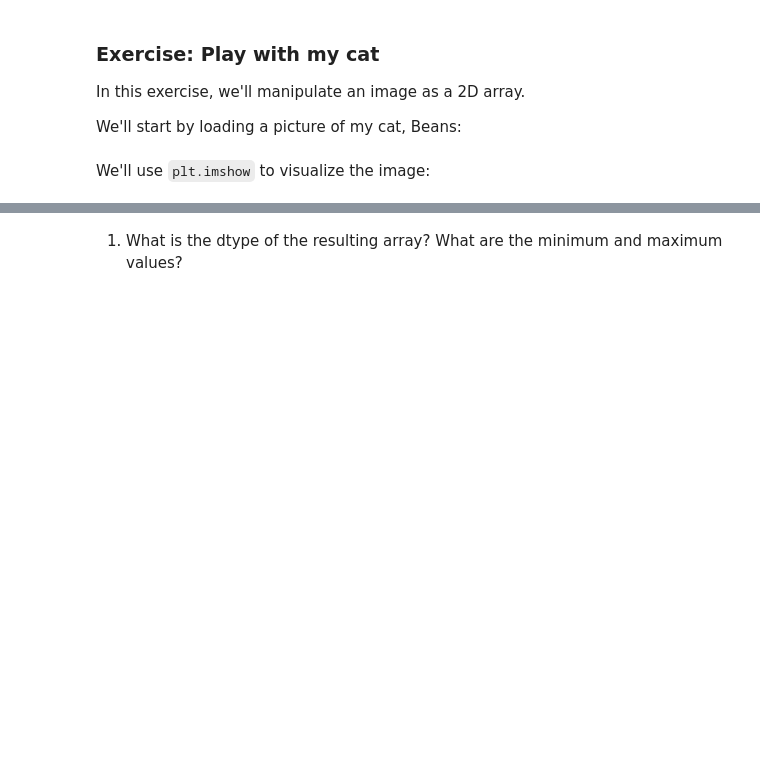
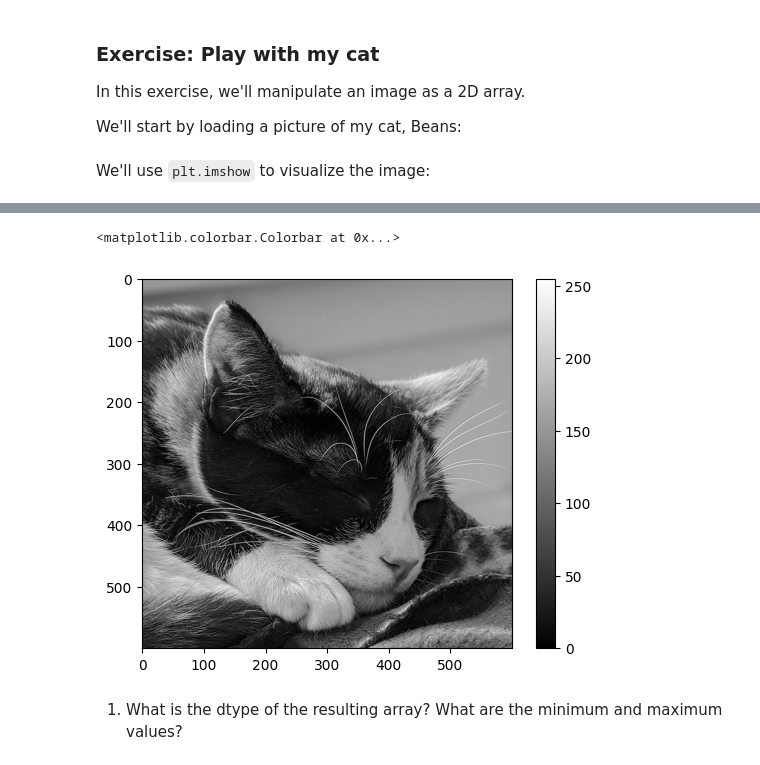
Before and after one commit to cs1053-26w/Lectures, a Jupyter notebook: notebooks/L01A_numpy.ipynb, the cells around one changed output, grey strips where cells are left out. Cells and saved outputs as stored; diff of their text form; code cells hidden in the pictures; blank space fills up the shorter version.

```diff
--- a/notebooks/L01A_numpy.ipynb
+++ b/notebooks/L01A_numpy.ipynb
@@ -151,3 +322,10 @@ plt.imshow(beans, cmap='gray')
+# %%
+beans_green = beans[:,:,1]
+plt.imshow(beans_green, cmap="gray")
+plt.colorbar()
+# %% [output]
+<matplotlib.colorbar.Colorbar at 0x...>
+[figure, added]
 # %% [markdown]
 1. What is the dtype of the resulting array? What are the minimum and maximum values?
 # %% [markdown]
```
Also changed, not shown: parts of 46 cells of this notebook, 3 other files.
